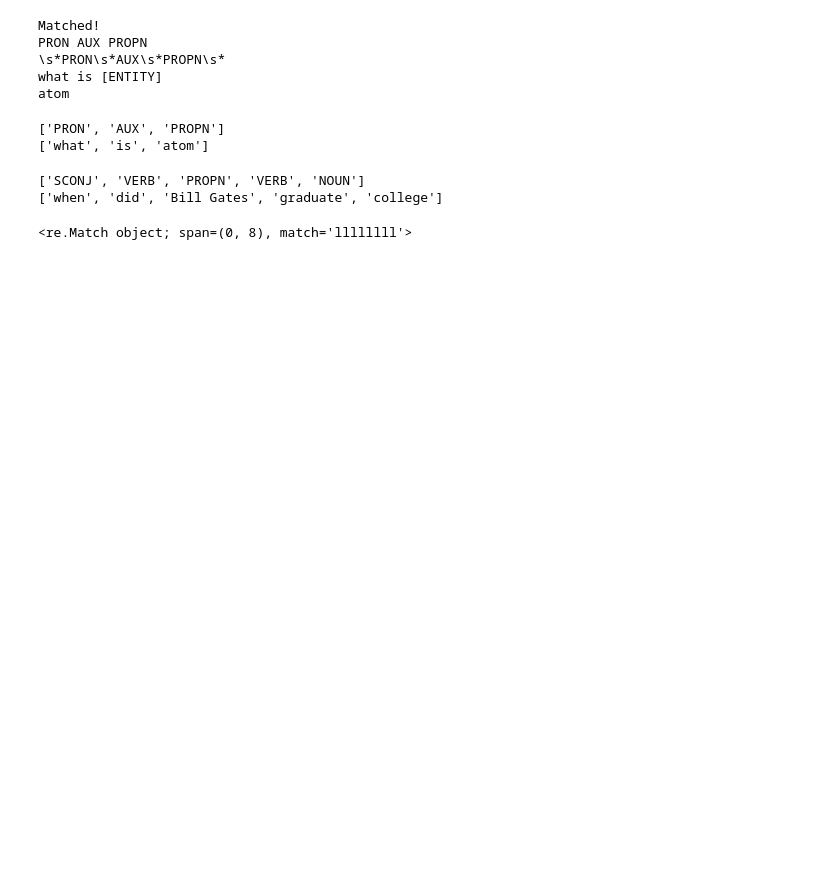
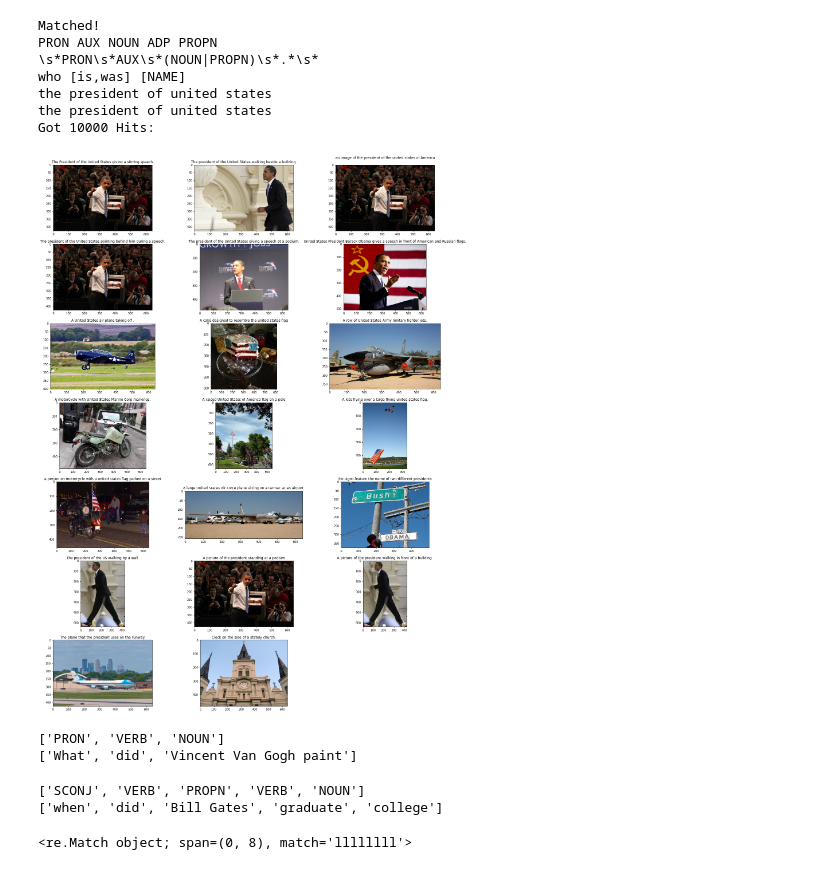
Before and after one commit to mohammad-dareer/fifth-year, a Jupyter notebook: cocmo/example.ipynb, the cells around one changed output. Saved outputs shown, nothing was run; the diff lists cells and outputs as text; code cells hidden in the pictures; blank space fills up the shorter version.

Commit message:
finish the question patterns and merge the two components

```diff
--- a/cocmo/example.ipynb
+++ b/cocmo/example.ipynb
@@ -8,4 +11,12 @@ import json
 import re
+# %%
+from elasticsearch import helpers
+client = Elasticsearch(
+    "http://localhost:9200",
+     basic_auth=("elastic", "elastic")
+
+)
+resp = client.info()
 # %%
 class question_matcher:
     def __init__(self):
@@ -38,6 +49,7 @@ class question_matcher:
 
             if(token == 'ef'):
                 start = 0
+                return focus
                 break;
             if(start == 1):
                 focus = focus + ' ' + token_q[i]
@@ -80,6 +92,7 @@ class question_matcher:
 
         focus = focus.strip()
         print(focus)
+        return focus
 
     def match_pattern(self,question):
         q_pos = [token.pos_ for token in nlp(question)]
@@ -118,9 +131,9 @@ class question_matcher:
                     print(matches.string)
                     print(pos)
                     print(pattern['pattern'])
-                    self.re_get_focus(question,matched_pos,pattern)
+                    focus = self.re_get_focus(question,matched_pos,pattern)
                     found = 1
-                    break
+                    return focus
                 matched_pos = matched_pos + 1
             if found == 1:
                 break
@@ -146,11 +159,3 @@ class question_matcher:
             pos.append(itr)
         return pos
 qm = question_matcher()
-# %%
-qm.re_match_pattern('what is atom')
-# %% [output]
-Matched!
-PRON AUX PROPN
-\s*PRON\s*AUX\s*PROPN\s*
-what is [ENTITY]
-atom
@@ -157,13 +197,35 @@ atom
+# %%
+class system:
+    def __init__(self):
+        qm = question_matcher()
+        ir = sys()
+
+    def search(self,question):
+        focus =  qm.re_match_pattern(question)
+        print(focus)
+        ir.search(focus)
+s = system()
+# %%
+s.search("who is the president of united states")
+# %% [output]
+Matched!
+PRON AUX NOUN ADP PROPN
+\s*PRON\s*AUX\s*(NOUN|PROPN)\s*.*\s*
+who [is,was] [NAME]
+the president of united states
+the president of united states
+Got 10000 Hits:
+[figure, added]
 # %%
 with open('questions.json', 'r') as f:
     patt = json.load(f)
 # %%
-doc = nlp("what is atom")
+doc = nlp("What did Vincent Van Gogh paint")
 print( [token.pos_ for token in doc])
 print( [token.text for token in doc])
 # %% [output]
-['PRON', 'AUX', 'PROPN']
-['what', 'is', 'atom']
+['PRON', 'VERB', 'NOUN']
+['What', 'did', 'Vincent Van Gogh paint']
 # %%
 doc = nlp("when did Bill Gates graduate college")
 print( [token.pos_ for token in doc])
```
Also changed, not shown: parts of 2 cells of this notebook, 2 other files.
